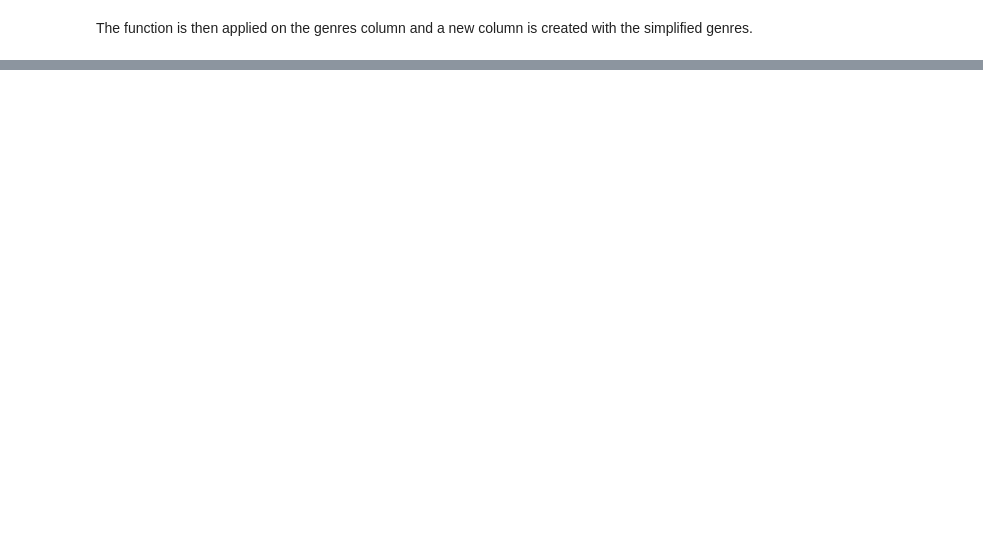
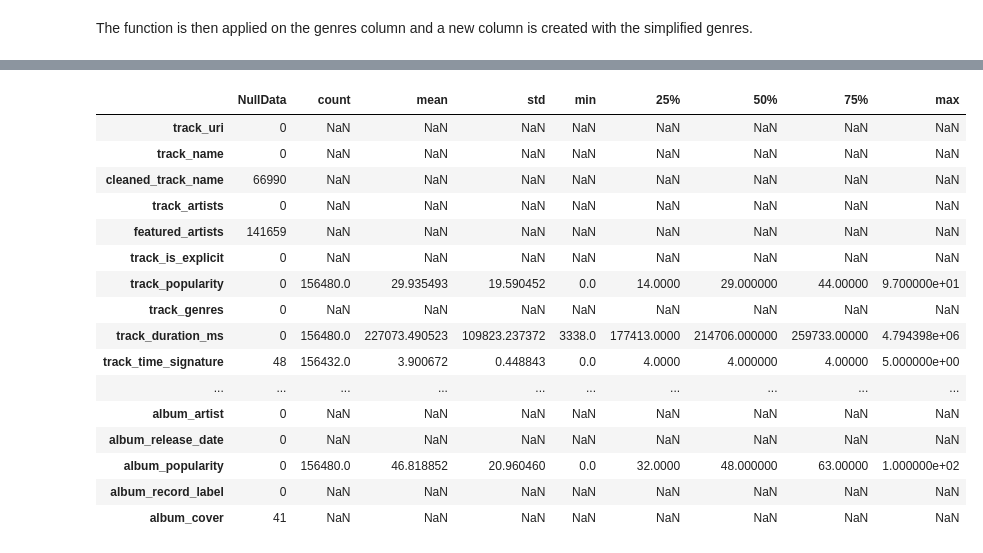
Before and after one commit to mariamabdelati/lyricalanalysis, a Jupyter notebook: 2_Data_Cleaning/data_clean_up.ipynb, the cells around one changed output, grey strips where cells are left out. Saved outputs shown, nothing was run; the diff lists cells and outputs as text; code cells hidden in the pictures; blank space fills up the shorter version.

```diff
--- a/2_Data_Cleaning/data_clean_up.ipynb
+++ b/2_Data_Cleaning/data_clean_up.ipynb
@@ -304,0 +361,8 @@ artist_df.to_csv(output_path, mode='a', header=not os.path.exists(output_path),
+# %%
+def convert(list):
+    return tuple(list)
+
+def convert_with_none(list):
+    if list == None:
+        return np.nan
+    return tuple(list)
@@ -304,0 +371,4 @@ artist_df.to_csv(output_path, mode='a', header=not os.path.exists(output_path),
+# %%
+df['track_artists'] = df.apply(lambda x: convert(x.track_artists), axis=1)
+
+df['featured_artists'] = df.apply(lambda x: convert_with_none(x.featured_artists), axis=1)
@@ -304,0 +377,4 @@ artist_df.to_csv(output_path, mode='a', header=not os.path.exists(output_path),
+# %%
+track_genres = df.apply(lambda x: get_genre(x.track_artists), axis= 1)
+df['track_genres'] = track_genres
+df
@@ -304,0 +465,2 @@ artist_df.to_csv(output_path, mode='a', header=not os.path.exists(output_path),
+# %%
+df.drop_duplicates(subset='track_uri', keep="first", inplace=True, ignore_index=True)
@@ -304,0 +503,22 @@ artist_df.to_csv(output_path, mode='a', header=not os.path.exists(output_path),
+# %%
+describ = df.describe() # assign describe to variable
+null_sum = pd.concat([df.isnull().sum().rename('NullData'),describ.T],axis=1)
+null_sum
+# %% [output]
+|  | NullData | count | mean | std | min | 25% | 50% | 75% | max |
+| track_uri | 0 | NaN | NaN | NaN | NaN | NaN | NaN | NaN | NaN |
+| track_name | 0 | NaN | NaN | NaN | NaN | NaN | NaN | NaN | NaN |
+| cleaned_track_name | 66990 | NaN | NaN | NaN | NaN | NaN | NaN | NaN | NaN |
+| track_artists | 0 | NaN | NaN | NaN | NaN | NaN | NaN | NaN | NaN |
+| featured_artists | 141659 | NaN | NaN | NaN | NaN | NaN | NaN | NaN | NaN |
+| track_is_explicit | 0 | NaN | NaN | NaN | NaN | NaN | NaN | NaN | NaN |
+| track_popularity | 0 | 156480.0 | 29.935493 | 19.590452 | 0.0 | 14.0000 | 29.000000 | 44.00000 | 9.700000e+01 |
+| track_genres | 0 | NaN | NaN | NaN | NaN | NaN | NaN | NaN | NaN |
+| track_duration_ms | 0 | 156480.0 | 227073.490523 | 109823.237372 | 3338.0 | 177413.0000 | 214706.000000 | 259733.00000 | 4.794398e+06 |
+| track_time_signature | 48 | 156432.0 | 3.900672 | 0.448843 | 0.0 | 4.0000 | 4.000000 | 4.00000 | 5.000000e+00 |
+| ... | ... | ... | ... | ... | ... | ... | ... | ... | ... |
+| album_artist | 0 | NaN | NaN | NaN | NaN | NaN | NaN | NaN | NaN |
+| album_release_date | 0 | NaN | NaN | NaN | NaN | NaN | NaN | NaN | NaN |
+| album_popularity | 0 | 156480.0 | 46.818852 | 20.960460 | 0.0 | 32.0000 | 48.000000 | 63.00000 | 1.000000e+02 |
+| album_record_label | 0 | NaN | NaN | NaN | NaN | NaN | NaN | NaN | NaN |
+| album_cover | 41 | NaN | NaN | NaN | NaN | NaN | NaN | NaN | NaN |
```
Also changed, not shown: parts of 58 cells of this notebook, 7 other files.
